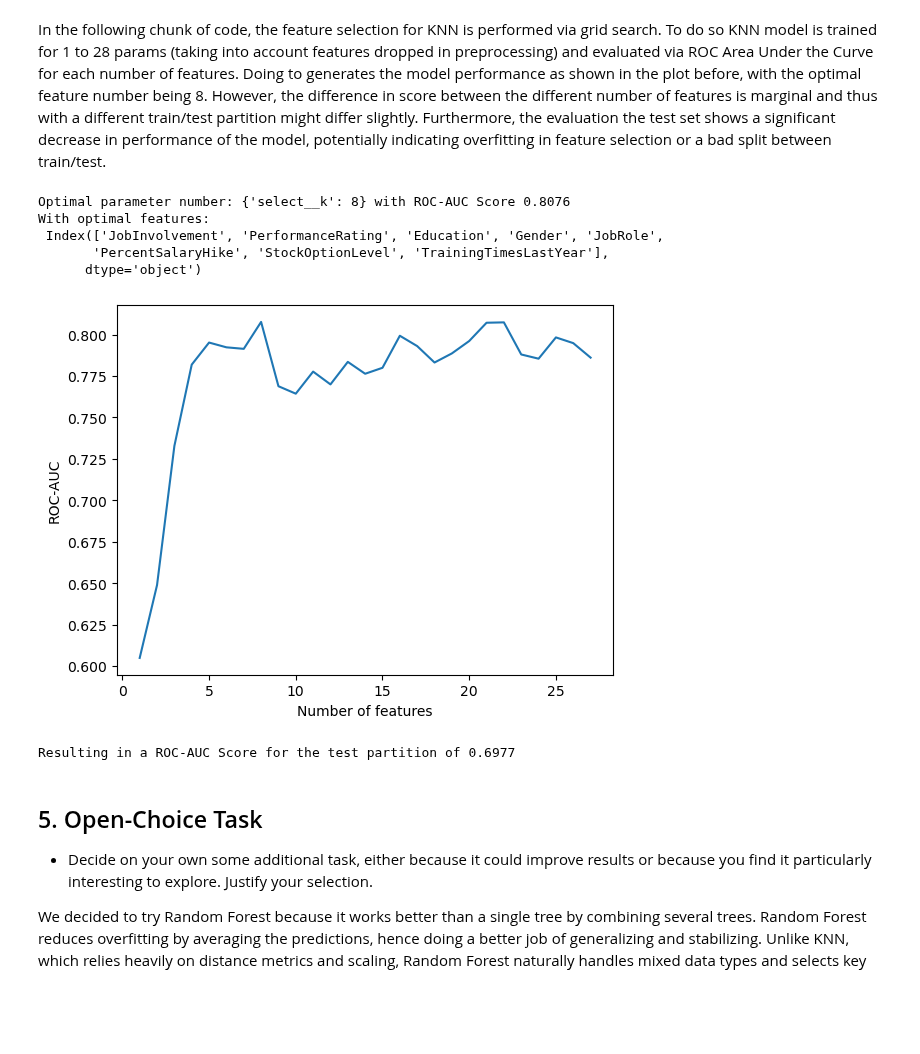
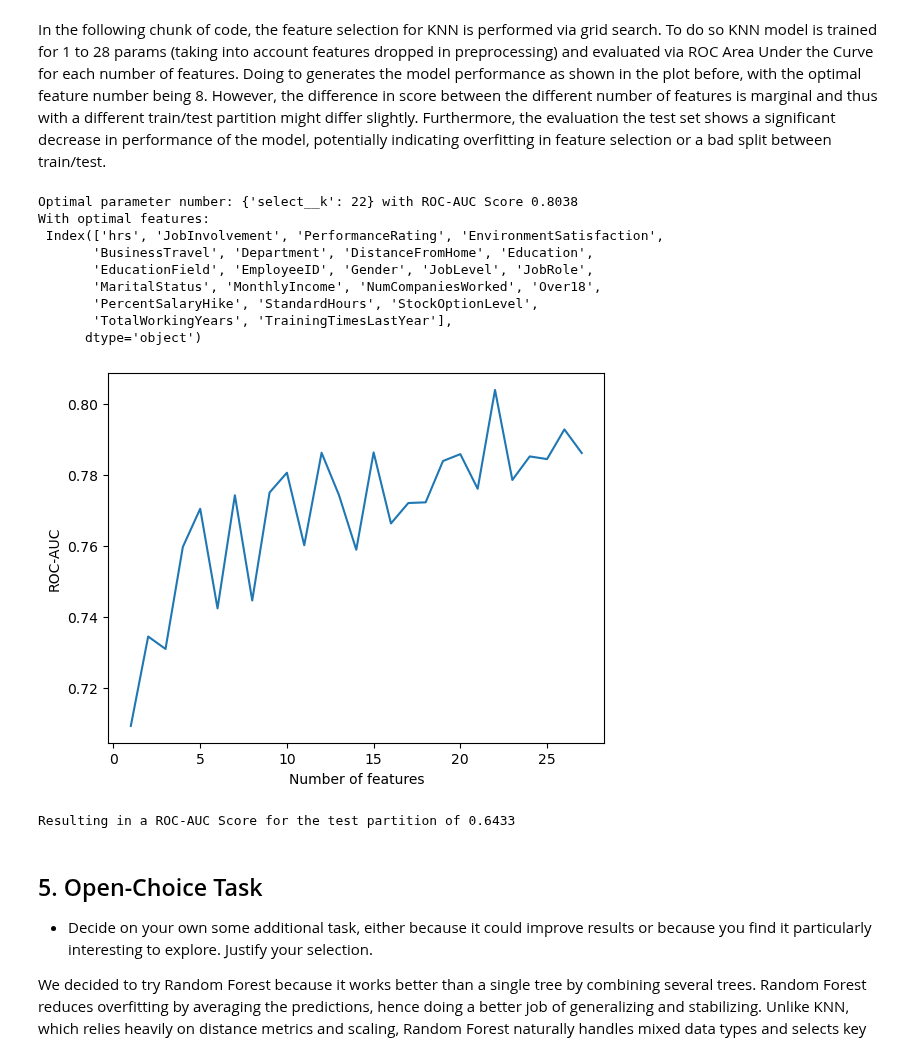
Before and after one commit to schmeti/uc3m_advanced_programming, a Jupyter notebook: Part 2/eda.ipynb, the cells around one changed output. Saved outputs shown, nothing was run; the diff lists cells and outputs as text; code cells hidden in the pictures; blank space fills up the shorter version.

Commit message:
change in selectKbest to mutual_info_classif

```diff
--- a/Part 2/eda.ipynb
+++ b/Part 2/eda.ipynb
@@ -663,14 +663,14 @@ features?
 # %% [markdown]
 In the following chunk of code, the feature selection for KNN is performed via grid search. To do so KNN model is trained for 1 to 28 params (taking into account features dropped in preprocessing) and evaluated via ROC Area Under the Curve for each number of features. Doing to generates the model performance as shown in the plot before, with the optimal feature number being 8. However, the difference in score between the different number of features is marginal and thus with a different train/test partition might differ slightly. Furthermore, the evaluation the test set shows a significant decrease in performance of the model, potentially indicating overfitting in feature selection or a bad split between train/test.
 # %%
-from sklearn.feature_selection import SelectKBest, f_classif
+from sklearn.feature_selection import SelectKBest, mutual_info_classif
 from sklearn.model_selection import GridSearchCV
 from sklearn.model_selection import KFold
 from sklearn.metrics import roc_auc_score
 
 
 # Define the full pipeline with standard scaler
-selector = SelectKBest(f_classif)
+selector = SelectKBest(mutual_info_classif) #best for mixed data
 knn = KNeighborsClassifier()
 
 pipe_select_scale_knn = Pipeline([
@@ -686,38 +686,42 @@ param_grid = {'select__k': list(range(1,28))}
 inner = KFold(n_splits=4, shuffle=True, random_state=42)
 
 # define pipeline object
 tune_select_scale_knn = GridSearchCV(pipe_select_scale_knn,
                                      param_grid,
                                      scoring="roc_auc",
                                      cv=inner
                                      )
 
 
 tune_select_scale_knn.fit(X_train, y_train_encoded)
 
 trained_pipeline = tune_select_scale_knn.best_estimator_
 
 # output optimal params
 print(f"Optimal parameter number: {tune_select_scale_knn.best_params_} with ROC-AUC Score {round(tune_select_scale_knn.best_score_,4)}")
 print(f"With optimal features:\n {X_train.columns[np.where(trained_pipeline.named_steps['select'].get_support())]}")
 
 # plot
 plt.plot(tune_select_scale_knn.cv_results_['param_select__k'].data, tune_select_scale_knn.cv_results_['mean_test_score'])
 plt.ylabel('ROC-AUC')
 plt.xlabel('Number of features')
 plt.show()
 
 # score on test partition
 predictions_test = tune_select_scale_knn.predict(X_test)
 print(f"Resulting in a ROC-AUC Score for the test partition of {round(roc_auc_score(y_test_encoded, predictions_test),4)}")
 # %% [output]
-Optimal parameter number: {'select__k': 8} with ROC-AUC Score 0.8076
+Optimal parameter number: {'select__k': 22} with ROC-AUC Score 0.8038
 With optimal features:
- Index(['JobInvolvement', 'PerformanceRating', 'Education', 'Gender', 'JobRole',
-       'PercentSalaryHike', 'StockOptionLevel', 'TrainingTimesLastYear'],
+ Index(['hrs', 'JobInvolvement', 'PerformanceRating', 'EnvironmentSatisfaction',
+       'BusinessTravel', 'Department', 'DistanceFromHome', 'Education',
+       'EducationField', 'EmployeeID', 'Gender', 'JobLevel', 'JobRole',
+       'MaritalStatus', 'MonthlyIncome', 'NumCompaniesWorked', 'Over18',
+       'PercentSalaryHike', 'StandardHours', 'StockOptionLevel',
+       'TotalWorkingYears', 'TrainingTimesLastYear'],
       dtype='object')
-[figure, old version]
+[figure, new version]
-Resulting in a ROC-AUC Score for the test partition of 0.6977
+Resulting in a ROC-AUC Score for the test partition of 0.6433
 # %% [markdown]
 ## 5. Open-Choice Task
 - Decide on your own some additional task, either because it could improve results or because
```
